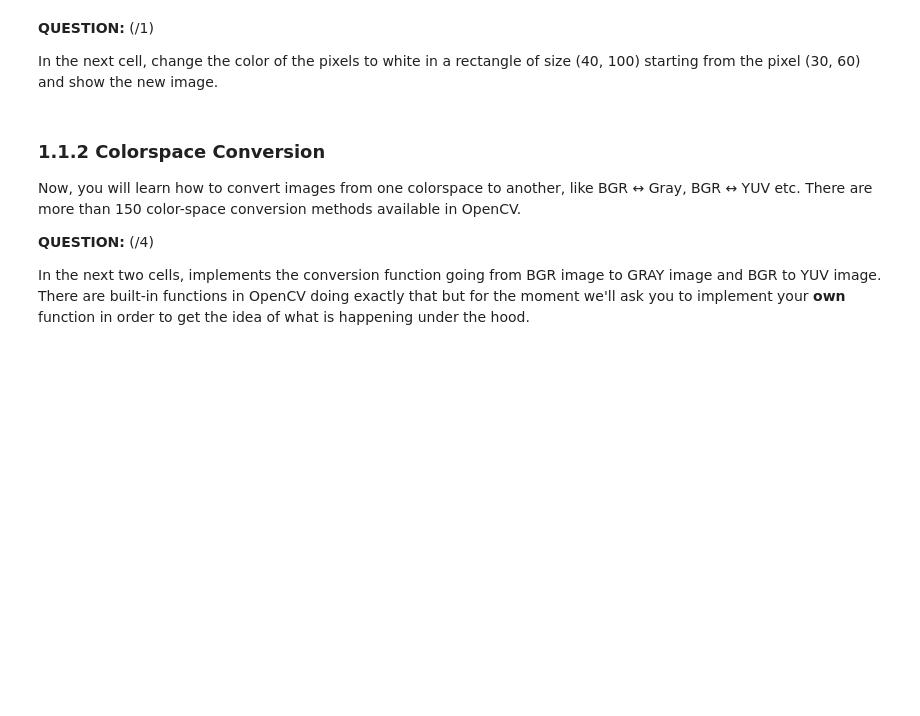
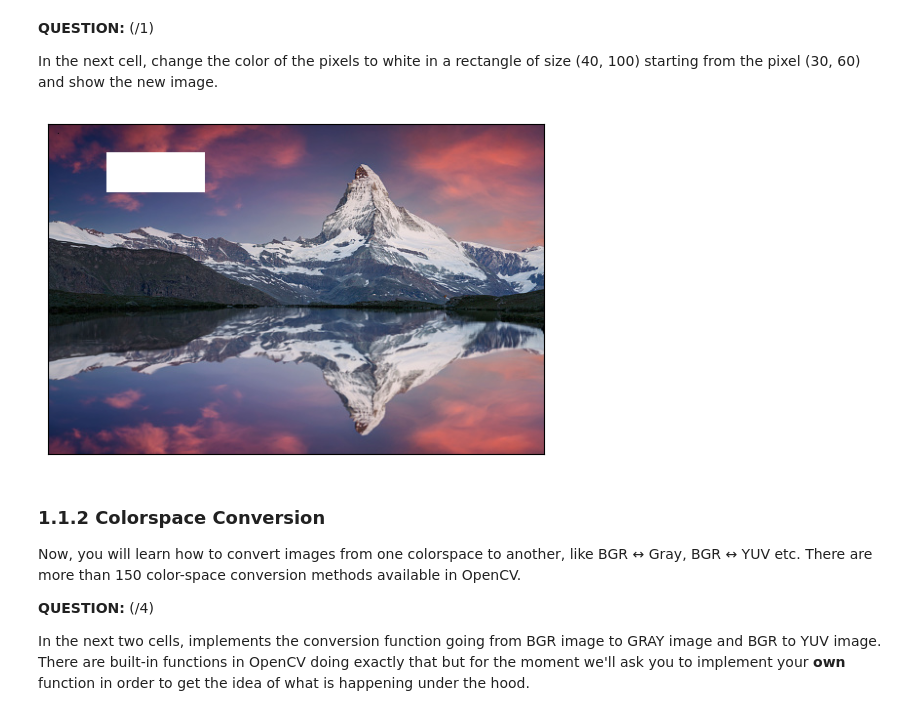
Before and after one commit to Mix-ABELA/Computer-Vision-Image-Processing, a Jupyter notebook: Lab1_Image_Processing/01_introduction_image_processing_2024.ipynb, the cells around one changed output. Saved outputs shown, nothing was run; the diff lists cells and outputs as text; code cells hidden in the pictures; blank space fills up the shorter version.

Commit message:
started image loading and tweaking attributes for Lab 1

```diff
--- a/Lab1_Image_Processing/01_introduction_image_processing_2024.ipynb
+++ b/Lab1_Image_Processing/01_introduction_image_processing_2024.ipynb
@@ -83,10 +96,17 @@ In the next cell, change the color of the pixels to white in a rectangle of size
 # %%
 # modifying pixel value
 
-## YOUR CODE HERE
+start_pix_row, start_pix_col = 30, 60
+end_pix_row, end_pix_col = start_pix_row+40, start_pix_col+100
+
+for i in range(start_pix_row, end_pix_row+1):
+    for j in range(start_pix_col, end_pix_col+1):
+        img[i,j] = [255,255,255]
 
 # Display the modified image with white rectangle
 display_image(img);
+# %% [output]
+[figure, added]
 # %% [markdown]
 ### 1.1.2 Colorspace Conversion
 
```
Also changed, not shown: parts of 5 cells of this notebook.
